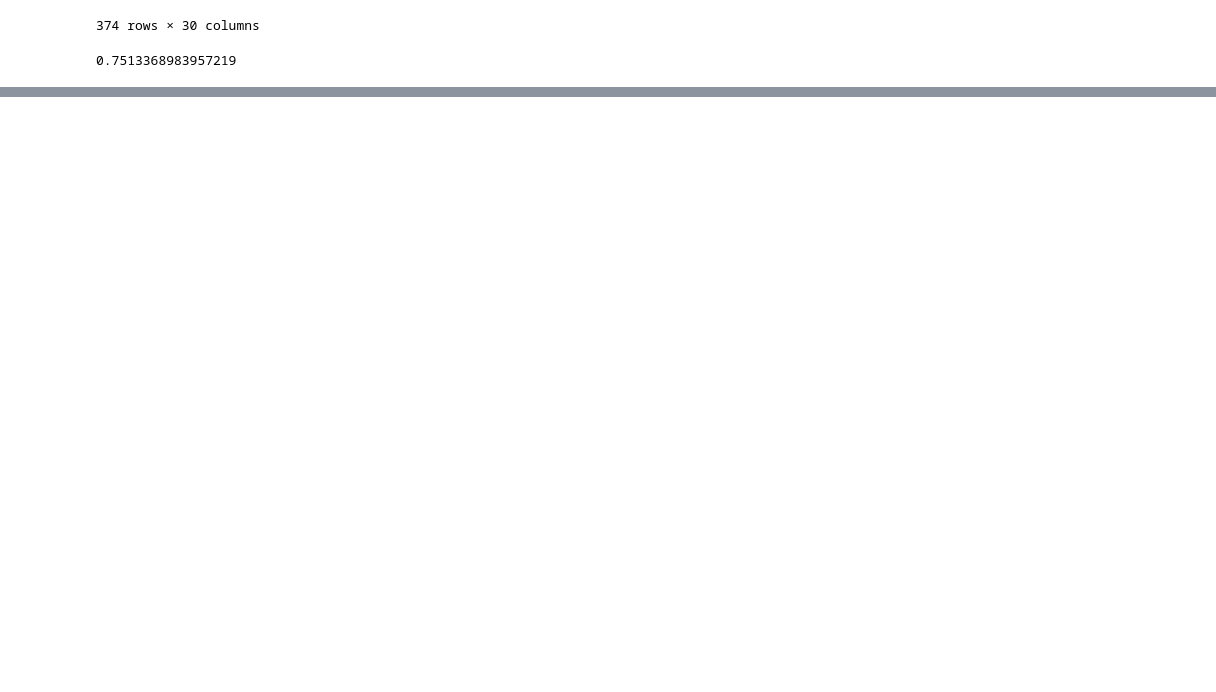
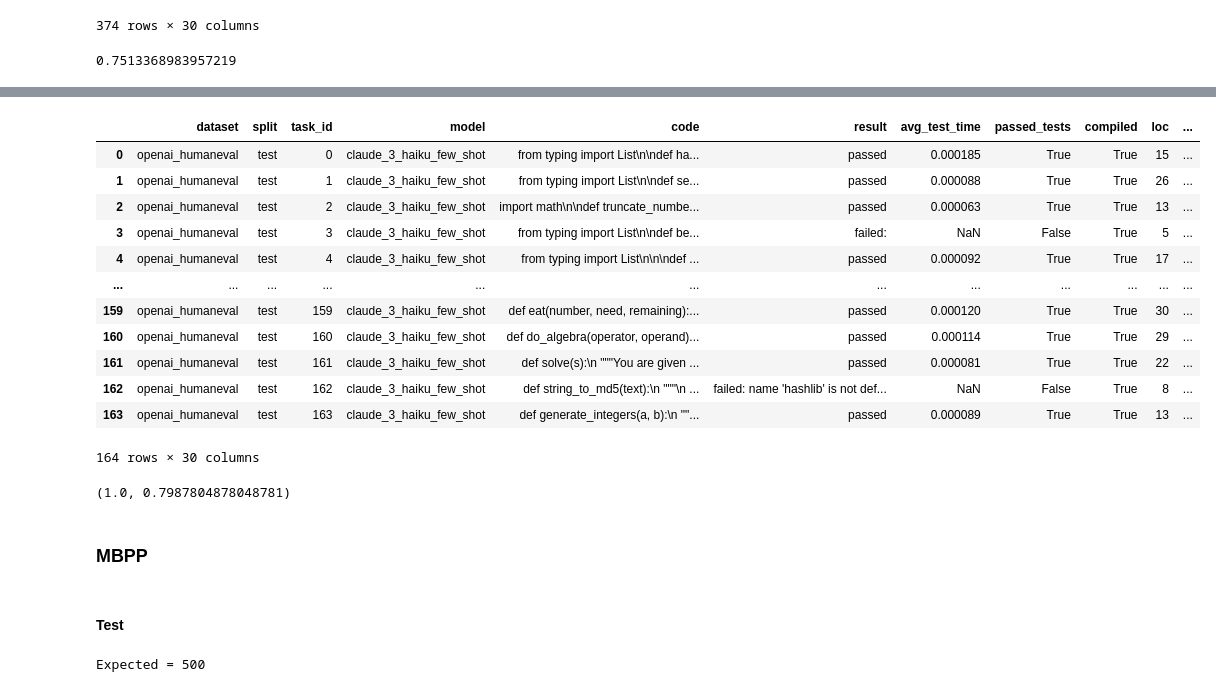
Before and after one commit to sosier/Code_Refactoring_Assistant, a Jupyter notebook: claude/Claude_Generations.ipynb, the cells around one changed output, grey strips where cells are left out. Saved outputs shown, nothing was run; the diff lists cells and outputs as text; code cells hidden in the pictures; blank space fills up the shorter version.

Commit message:
Update for Claude few-shot

```diff
--- a/claude/Claude_Generations.ipynb
+++ b/claude/Claude_Generations.ipynb
@@ -650,0 +759,3 @@ df.to_csv(RESULTS_PATH + f"{dataset}_{split}_claude_3_haiku_0_shot_{current_prom
+# %%
+print("Expected =", len(canonical_solutions))
+selected_refactoring_rules = select_refactoring_rules(canonical_solutions)
@@ -650,0 +780,4 @@ df.to_csv(RESULTS_PATH + f"{dataset}_{split}_claude_3_haiku_0_shot_{current_prom
+# %%
+extraced_rules = list(map(extract_rule, selected_refactoring_rules))
+# %%
+all_generations = generate_output_with_rule(canonical_solutions, extraced_rules, function_names)
@@ -650,0 +802,11 @@ df.to_csv(RESULTS_PATH + f"{dataset}_{split}_claude_3_haiku_0_shot_{current_prom
+# %%
+execution_ids_backup = []
+execution_results_backup = []
+
+results = bulk_evaluate(
+    dataset=dataset,
+    split=split,
+    code=all_generations,
+    execution_ids_backup=execution_ids_backup,
+    execution_results_backup=execution_results_backup
+)
@@ -650,0 +831,23 @@ df.to_csv(RESULTS_PATH + f"{dataset}_{split}_claude_3_haiku_0_shot_{current_prom
+# %%
+df = pd.DataFrame(results)
+df.insert(3, "model", model)
+df.insert(4, "code", all_generations)
+df
+# %% [output]
+|  | dataset | split | task_id | model | code | result | avg_test_time | passed_tests | compiled | loc | ... |
+| 0 | openai_humaneval | test | 0 | claude_3_haiku_few_shot | from typing import List\n\ndef ha... | passed | 0.000185 | True | True | 15 | ... |
+| 1 | openai_humaneval | test | 1 | claude_3_haiku_few_shot | from typing import List\n\ndef se... | passed | 0.000088 | True | True | 26 | ... |
+| 2 | openai_humaneval | test | 2 | claude_3_haiku_few_shot | import math\n\ndef truncate_numbe... | passed | 0.000063 | True | True | 13 | ... |
+| 3 | openai_humaneval | test | 3 | claude_3_haiku_few_shot | from typing import List\n\ndef be... | failed: | NaN | False | True | 5 | ... |
+| 4 | openai_humaneval | test | 4 | claude_3_haiku_few_shot | from typing import List\n\n\ndef ... | passed | 0.000092 | True | True | 17 | ... |
+| ... | ... | ... | ... | ... | ... | ... | ... | ... | ... | ... | ... |
+| 159 | openai_humaneval | test | 159 | claude_3_haiku_few_shot | def eat(number, need, remaining):... | passed | 0.000120 | True | True | 30 | ... |
+| 160 | openai_humaneval | test | 160 | claude_3_haiku_few_shot | def do_algebra(operator, operand)... | passed | 0.000114 | True | True | 29 | ... |
+| 161 | openai_humaneval | test | 161 | claude_3_haiku_few_shot | def solve(s):\n """You are given ... | passed | 0.000081 | True | True | 22 | ... |
+| 162 | openai_humaneval | test | 162 | claude_3_haiku_few_shot | def string_to_md5(text):\n """\n ... | failed: name 'hashlib' is not def... | NaN | False | True | 8 | ... |
+| 163 | openai_humaneval | test | 163 | claude_3_haiku_few_shot | def generate_integers(a, b):\n ""... | passed | 0.000089 | True | True | 13 | ... |
+164 rows × 30 columns
+# %%
+df["compiled"].mean(), df["passed_tests"].mean()
+# %% [output]
+(1.0, 0.7987804878048781)
@@ -650,0 +858,14 @@ df.to_csv(RESULTS_PATH + f"{dataset}_{split}_claude_3_haiku_0_shot_{current_prom
+# %% [markdown]
+### MBPP
+# %% [markdown]
+#### Test
+# %%
+dataset = "mbpp"
+split = "test"
+model = "claude_3_haiku_few_shot"
+
+canonical_solutions = get_canonical_solutions(dataset, split)
+function_names = get_expected_function_names(dataset, split)
+print("Expected =", len(canonical_solutions))
+# %% [output]
+Expected = 500
```
Also changed, not shown: parts of 22 cells of this notebook, 2 other files.
